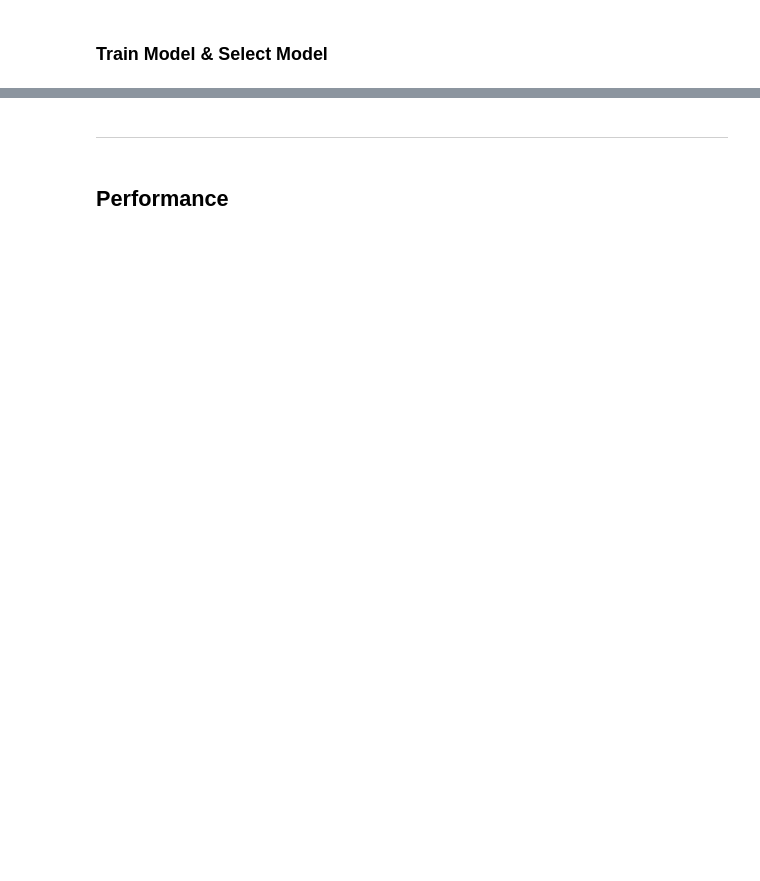
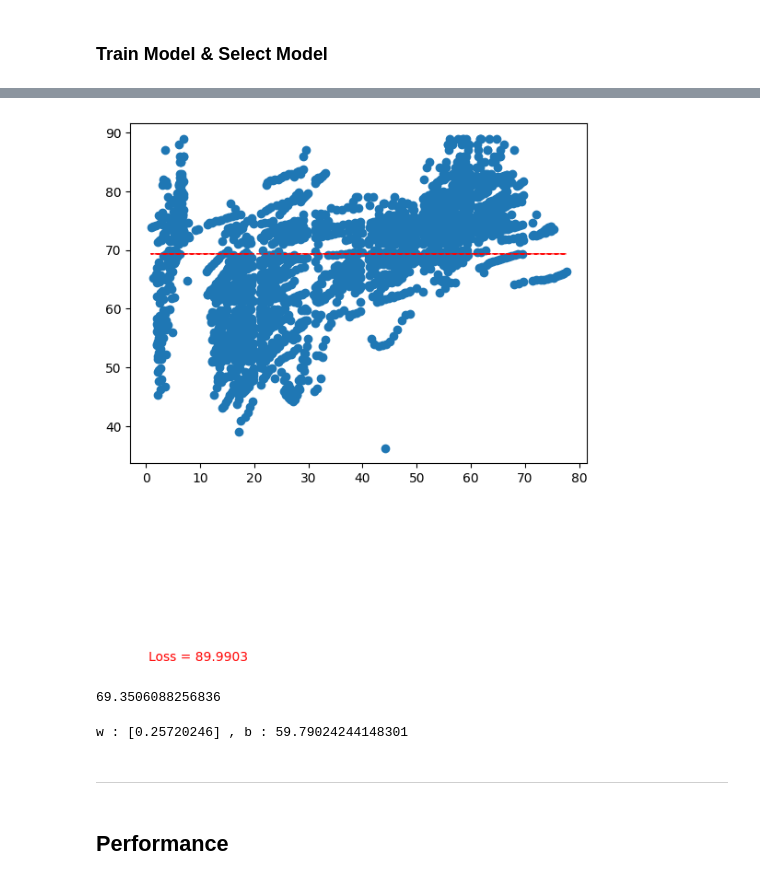
Before and after one commit to xhrisxavis23/DGU-MLDL, a Jupyter notebook: Midterm Project [정승현].ipynb, the cells around one changed output, grey strips where cells are left out. Saved outputs shown, nothing was run; the diff lists cells and outputs as text; code cells hidden in the pictures; blank space fills up the shorter version.

```diff
--- a/Midterm Project [정승현].ipynb
+++ b/Midterm Project [정승현].ipynb
@@ -266,0 +386,28 @@ model_best = model_dt # 가장 좋은 성능을 보여준 모델은 DecisionTree
+# %%
+# activation function을 추가하여 nonlinear
+
+for step in range(500) :
+    pre = model_nl(x)
+    cost = loss(pre, y)
+
+    optimizer.zero_grad()
+    cost.backward()
+    optimizer.step()
+
+plt.scatter(x.data.numpy(), y.data.numpy())
+plt.plot(x.data.numpy(), pre.data.numpy(), 'r--', lw = 1)
+plt.text(0.5, 0, 'Loss = %.4f' % cost.item(), fontdict = {'size' : 10, 'color' : 'red'})
+plt.show()
+
+x_new = torch.Tensor([torch.mean(x)])
+y_new = model_nl(x_new)
+y_new.item()
+# %% [output]
+[figure, added]
+69.3506088256836
+# %%
+# model_lr의 파라미터 확인해보기
+
+print("w :", model_lr.coef_, ", b :", model_lr.intercept_)
+# %% [output]
+w : [0.25720246] , b : 59.79024244148301
```
Also changed, not shown: parts of 44 cells of this notebook.
